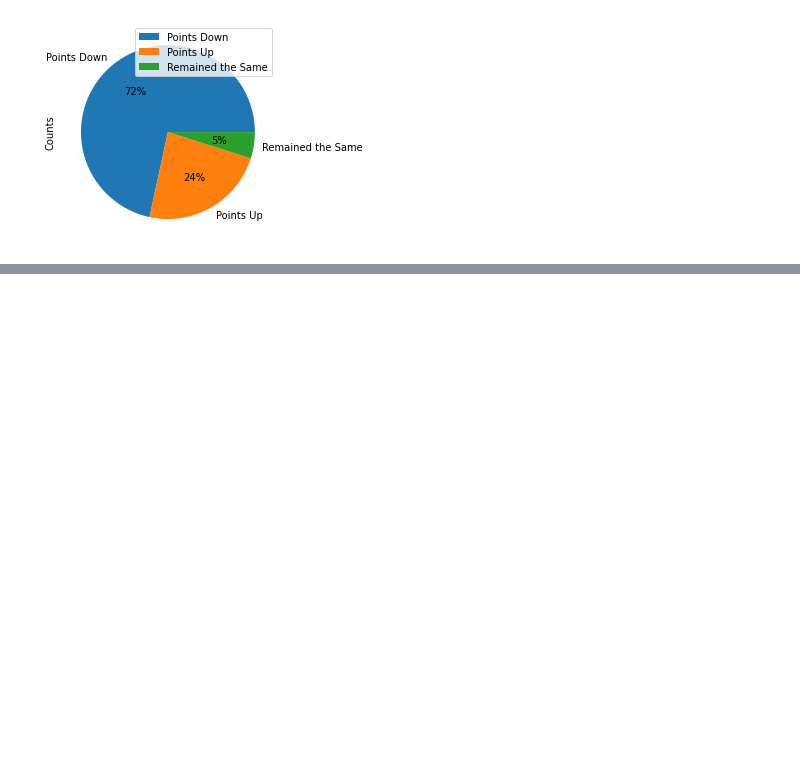
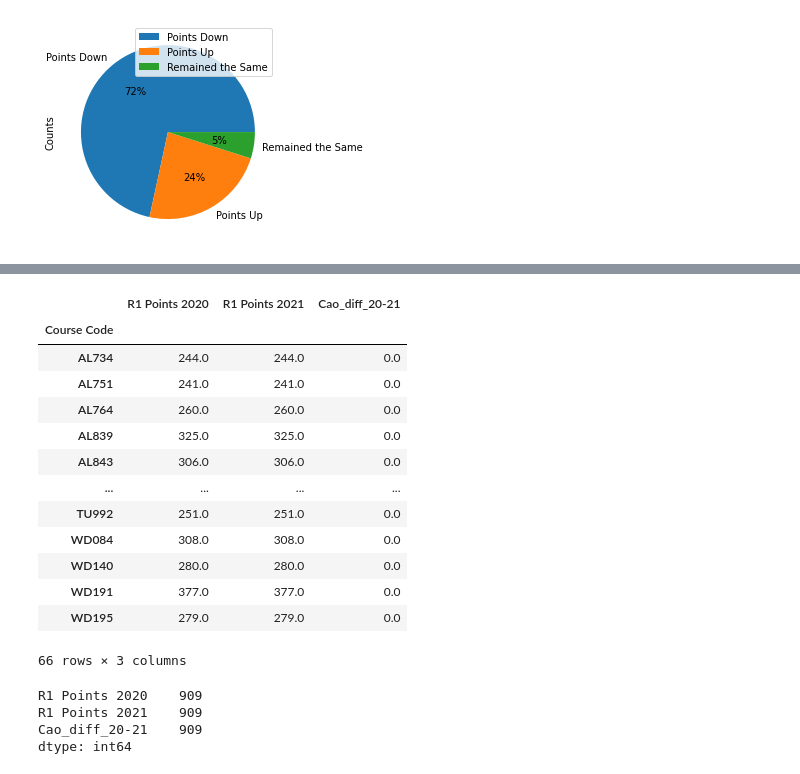
Before and after one commit to Cossie01/Fundamentals-of-Data-Analysis-Assessment, a Jupyter notebook: cao.ipynb, the cells around one changed output, grey strips where cells are left out. Drawn from its saved outputs; the diff is of its cells as text; code cells hidden in the pictures; blank space fills up the shorter version.

```diff
--- a/cao.ipynb
+++ b/cao.ipynb
@@ -1357,0 +1436,24 @@ allcourses1=pd.DataFrame(allcourses, columns=['R1 Points 2019', 'R1 Points 2020'
+# %%
+allcourses3[allcourses3.iloc[:,2]== 0] #List of Courses that remained the same
+# %% [output]
+|  | R1 Points 2020 | R1 Points 2021 | Cao_diff_20-21 |
+| Course Code |  |  |  |
+| AL734 | 244.0 | 244.0 | 0.0 |
+| AL751 | 241.0 | 241.0 | 0.0 |
+| AL764 | 260.0 | 260.0 | 0.0 |
+| AL839 | 325.0 | 325.0 | 0.0 |
+| AL843 | 306.0 | 306.0 | 0.0 |
+| ... | ... | ... | ... |
+| TU992 | 251.0 | 251.0 | 0.0 |
+| WD084 | 308.0 | 308.0 | 0.0 |
+| WD140 | 280.0 | 280.0 | 0.0 |
+| WD191 | 377.0 | 377.0 | 0.0 |
+| WD195 | 279.0 | 279.0 | 0.0 |
+66 rows × 3 columns
+# %%
+allcourses3[allcourses3.iloc[:,2]< 0].count() #Number of courses went up in 2021 was 909
+# %% [output]
+R1 Points 2020    909
+R1 Points 2021    909
+Cao_diff_20-21    909
+dtype: int64
```
Also changed, not shown: parts of 26 cells of this notebook, 13 other files.
